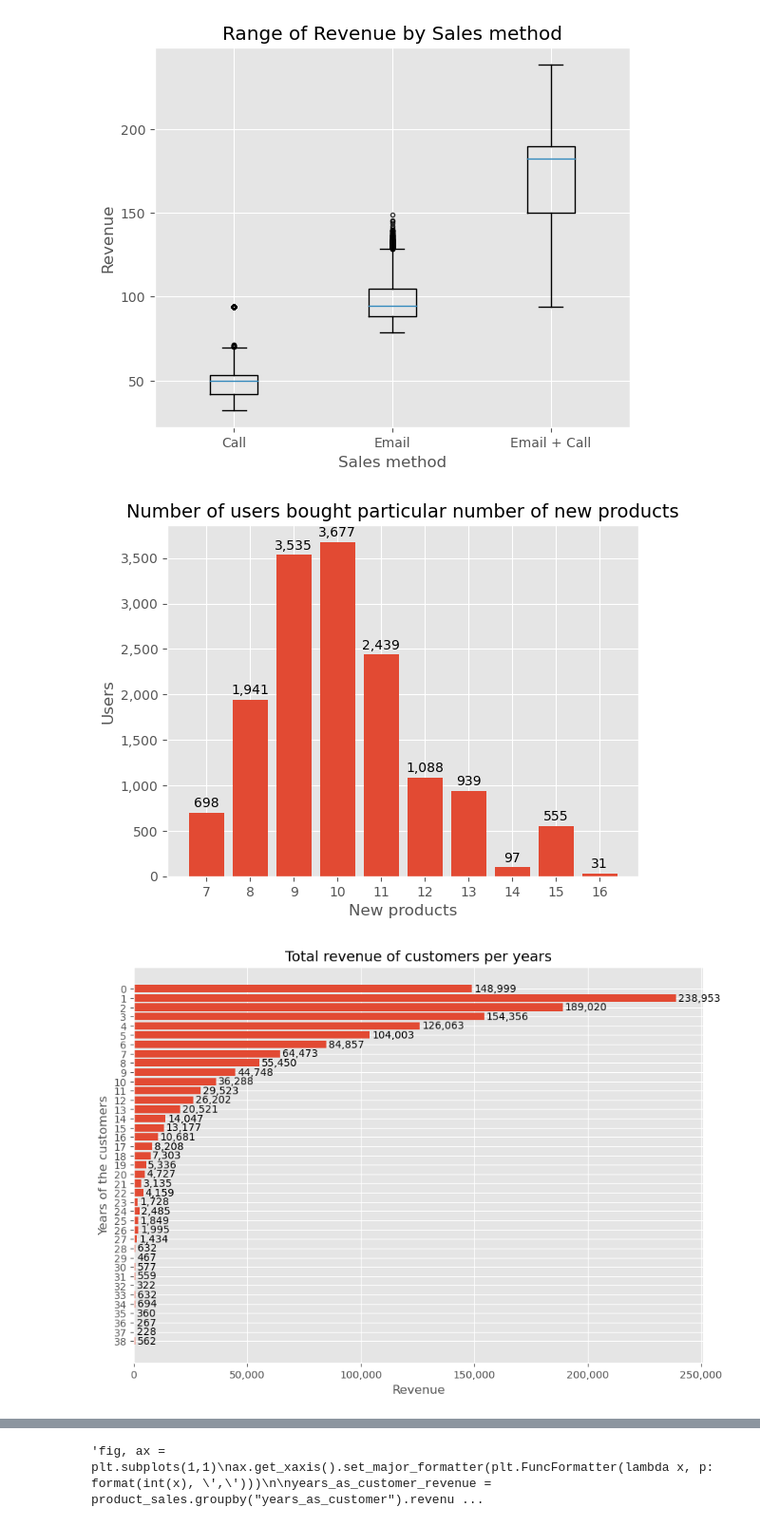
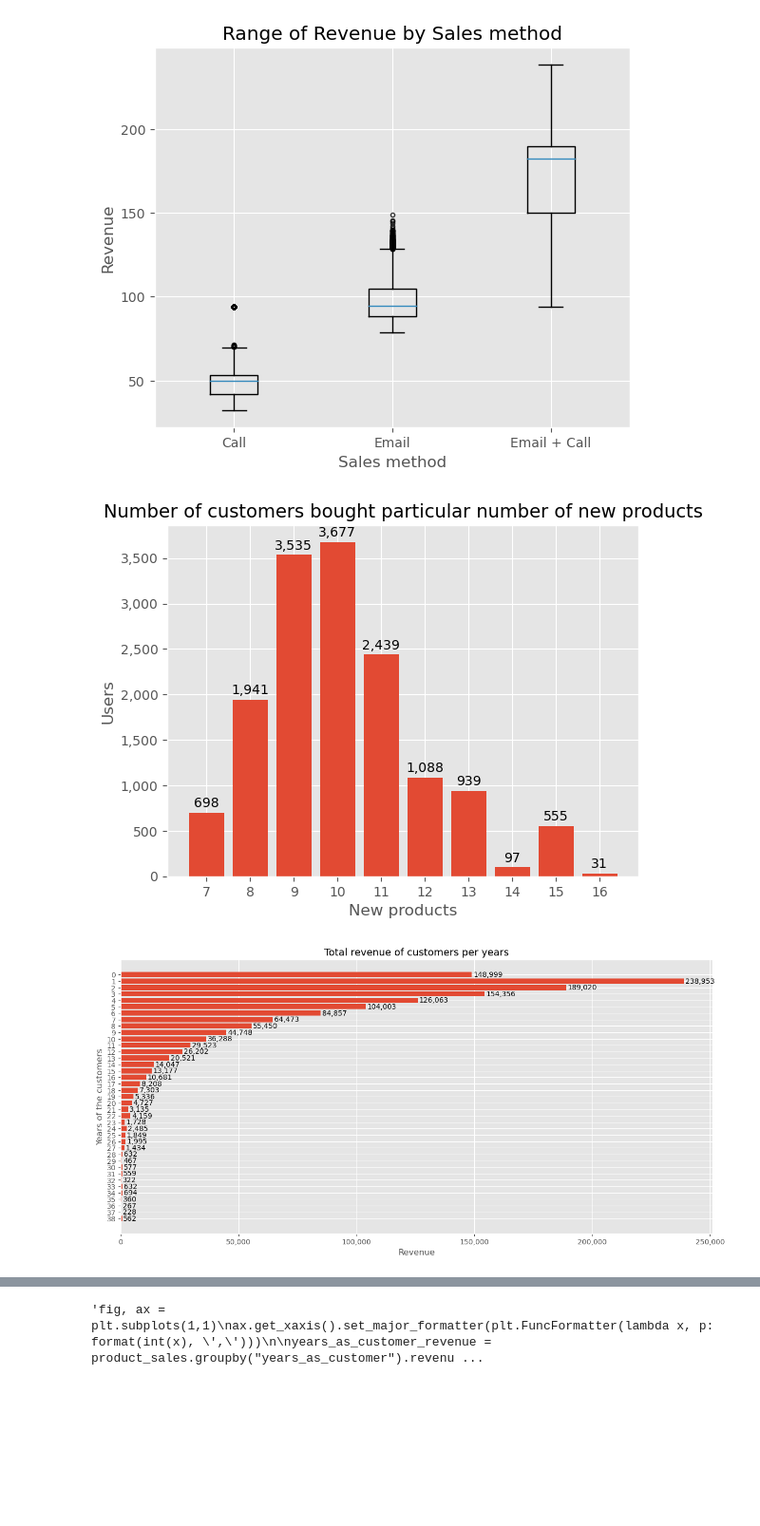
Before and after one commit to Overmarss/Product-Sales-Report, a Jupyter notebook: product_sales.ipynb, the cells around one changed output, grey strips where cells are left out. Shown at 95% size. Cells and saved outputs as stored; diff of their text form; code cells hidden in the pictures; blank space fills up the shorter version.

```diff
--- a/product_sales.ipynb
+++ b/product_sales.ipynb
@@ -4,9 +4,9 @@ import numpy as np
 import matplotlib.pyplot as plt
 plt.style.use('ggplot')
 # %%
-product_sales_raw = pd.read_csv('./product_sales_old.csv')
-product_sales = pd.read_csv('./product_sales.csv')
+product_sales_raw = pd.read_csv('product_sales_old.csv')
+product_sales = pd.read_csv('product_sales.csv')
 print(product_sales.head())
-print(product_sales.shape)
+print("Shape: ", product_sales.shape)
 print(product_sales.describe())
 # %% [output]
@@ -185,51 +144,37 @@ plt.close()
 # %% [output]
 [figure]
 # %%
-fig, ax = plt.subplots(1,1)
-plt.style.use('ggplot')
+fig, ax = plt.subplots()
 ax.get_yaxis().set_major_formatter(formatter)
 
-nb_sold_revenue = product_sales.groupby("nb_sold").customer_id.count().reset_index()
+nb_sold_customer_count = product_sales.groupby("nb_sold").customer_id.count().reset_index()
 
-ax1 = ax.bar(nb_sold_revenue["nb_sold"], nb_sold_revenue["customer_id"])
-ax.set_xticks(nb_sold_revenue["nb_sold"])
-ax.set_title("Number of users bought particular number of new products", fontsize=14)
+ax1 = ax.bar(nb_sold_customer_count.nb_sold, nb_sold_customer_count.customer_id)
+ax.set_xticks(nb_sold_customer_count.nb_sold)
+ax.set_title("Number of customers bought particular number of new products", fontsize=14)
 ax.set_ylabel('Users')
 ax.set_xlabel('New products')
 ax.bar_label(ax1, padding = 2, labels=[f'{x:,.0f}' for x in ax1.datavalues])
 
-plt.savefig('slide6.png', bbox_inches='tight', transparent=True)
 plt.show()
-plt.close()
 # %% [output]
-[figure, old version]
+[figure, new version]
 # %%
-fig, ax = plt.subplots(1,1, figsize=(10,7))
+fig, ax = plt.subplots(figsize=(15,7))
 
 ax.get_xaxis().set_major_formatter(formatter)
-#ax[1].get_xaxis().set_major_formatter(formatter)
 
 years_as_customer_revenue = product_sales.groupby("years_as_customer").revenue.sum().reset_index().sort_values(by='years_as_customer', ascending=False)
 years_as_customer_nb_site_visits = product_sales.groupby("years_as_customer").nb_site_visits.sum().reset_index().sort_values(by='years_as_customer', ascending=False)
 
-ax1 = ax.barh(years_as_customer_revenue["years_as_customer"].sort_values(ascending=True), years_as_customer_revenue["revenue"])
+ax1 = ax.barh(years_as_customer_revenue.years_as_customer.sort_values(ascending=True), years_as_customer_revenue.revenue)
 ax.bar_label(ax.containers[-1], padding = 2, labels=[f'{x:,.0f}' for x in ax1.datavalues])
-ax.set_yticks([i for i in range(len(years_as_customer_revenue["years_as_customer"]))[::1]],years_as_customer_revenue["years_as_customer"])
+ax.set_yticks([i for i in range(len(years_as_customer_revenue.years_as_customer))[::1]], years_as_customer_revenue.years_as_customer)
 ax.set_title("Total revenue of customers per years", fontsize=14)
 ax.set_ylabel('Years of the customers')
 ax.set_xlabel('Revenue')
 
-#ax2 = ax[1].barh(years_as_customer_nb_site_visits["years_as_customer"].sort_values(ascending=True), years_as_customer_nb_site_visits["nb_site_visits"])
-#ax[1].bar_label(ax[1].containers[-1], padding = 2, labels=[f'{x:,.0f}' for x in ax2.datavalues])
-#ax[1].set_yticks([i for i in range(len(years_as_customer_nb_site_visits["years_as_customer"]))[::1]],years_as_customer_nb_site_visits["years_as_customer"])
-#ax[1].set_title("Total number of times costumer has visited website per years", fontsize=14)
-#ax[1].set_ylabel('Years of the costumers')
-#ax[1].set_xlabel('Number of times costumer has visited website in the last 6 months')
-#fig.suptitle('Total revenue and number of times costumer has visited website in the last 6 months per years since customer buying products', fontsize=16)
-
-plt.savefig('slide7.png', bbox_inches='tight', transparent=True)
 plt.show()
-plt.close()
 # %% [output]
-[figure, old version]
+[figure, new version]
 # %%
```
Also changed, not shown: parts of 9 cells of this notebook.
